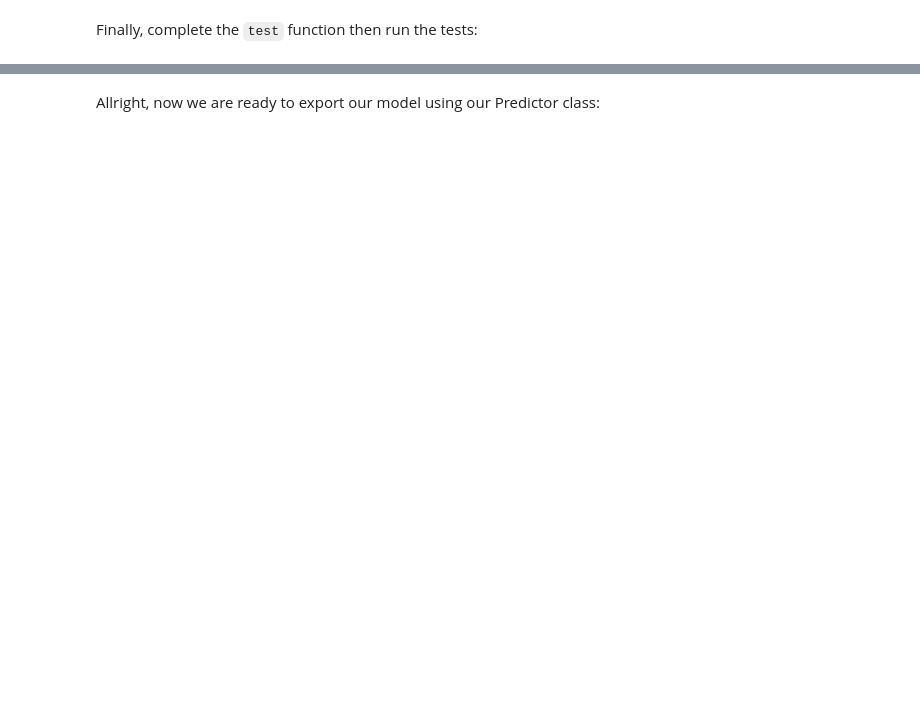
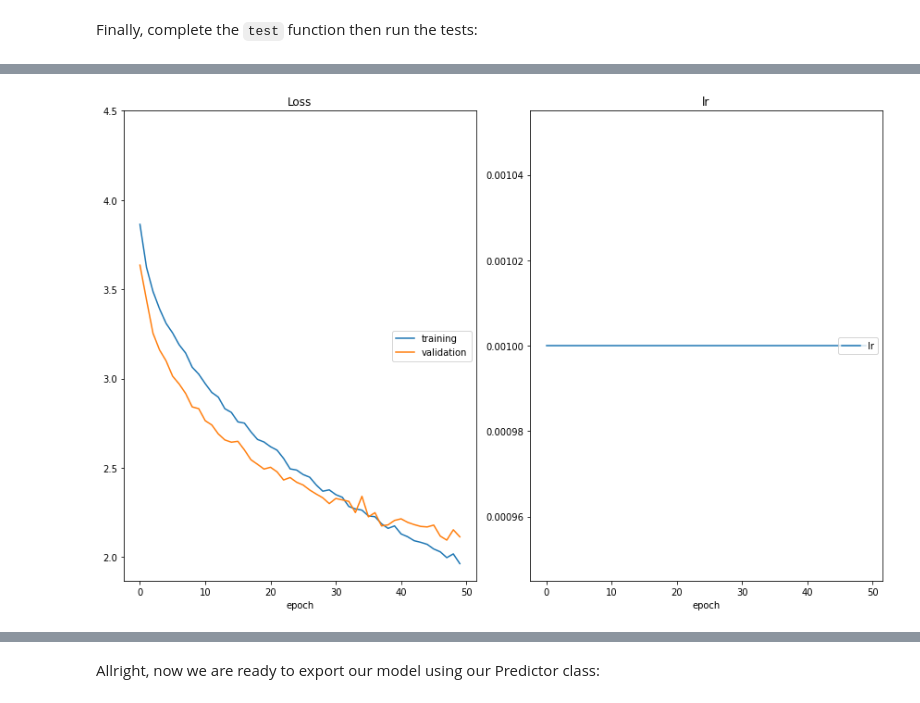
Before and after one commit to kinsDev/Machine_Learning_Fundamentals, a Jupyter notebook: Convolutional_Neural_Networks/Landmark_Classification_and_Tagging_for_Social_Media-Dev/cnn_from_scratch.ipynb, the cells around one changed output, grey strips where cells are left out. Saved outputs shown, nothing was run; the diff lists cells and outputs as text; code cells hidden in the pictures; blank space fills up the shorter version.

```diff
--- a/Convolutional_Neural_Networks/Landmark_Classification_and_Tagging_for_Social_Media-Dev/cnn_from_scratch.ipynb
+++ b/Convolutional_Neural_Networks/Landmark_Classification_and_Tagging_for_Social_Media-Dev/cnn_from_scratch.ipynb
@@ -289,34 +329,36 @@ weight_decay = 0.0     # regularization. Increase this to combat overfitting
 # %%
 from src.data import get_data_loaders
 from src.train import optimize
 from src.optimization import get_optimizer, get_loss
 from src.model import MyModel
 
 # get the data loaders using batch_size and valid_size defined in the previous
 # cell
 # HINT: do NOT copy/paste the values. Use the variables instead
-data_loaders = # YOUR CODE HERE
+data_loaders = get_data_loaders(batch_size = batch_size, valid_size = valid_size)
 
 # instance model MyModel with num_classes and drouput defined in the previous
 # cell
-model = # YOUR CODE HERE
+model = MyModel(num_classes = num_classes, dropout = dropout)
 
 # Get the optimizer using get_optimizer and the model you just created, the learning rate,
 # the optimizer and the weight decay specified in the previous cell
-optimizer = # YOUR CODE HERE
+optimizer = get_optimizer(model = model, learning_rate = learning_rate, optimizer = opt, weight_decay = weight_decay)
 
 # Get the loss using get_loss
-loss = # YOUR CODE HERE
+loss = get_loss()
 
 optimize(
     data_loaders,
     model,
     optimizer,
     loss,
     n_epochs=num_epochs,
     save_path="checkpoints/best_val_loss.pt",
     interactive_tracking=True
 )
+# %% [output]
+[figure, added]
 # %% [markdown]
 ---
 ## <img src="static_images/icons/noun-advance-2109145.png" alt=">" style="width:50px"/> Step 6: testing against the Test Set
```
Also changed, not shown: parts of 16 cells of this notebook, 3 other files.
